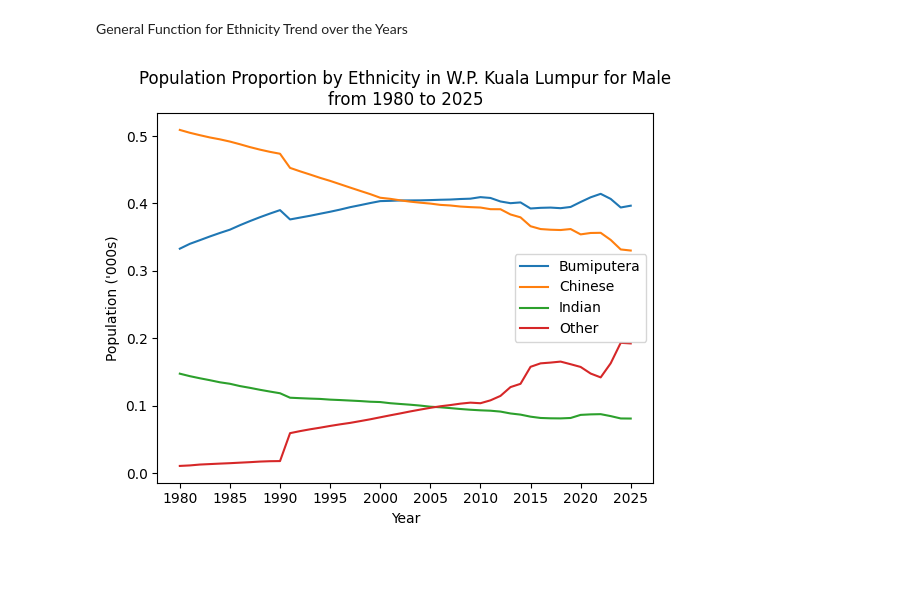
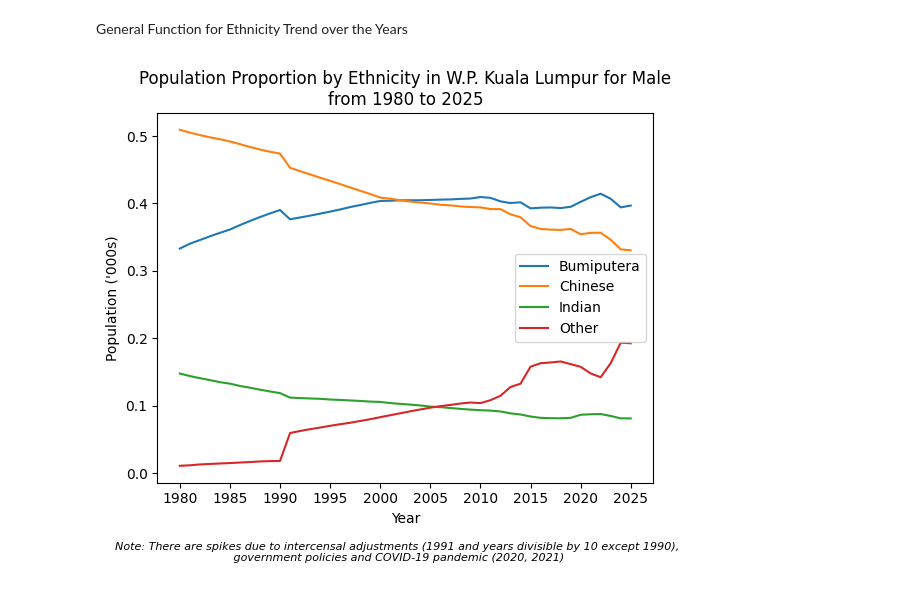
Before and after one commit to JSik01/population_malaysia_data_analysis, a Jupyter notebook: population_by_ethnicity.ipynb, the cells around one changed output. Drawn from its saved outputs; the diff is of its cells as text; code cells hidden in the pictures; blank space fills up the shorter version.

```diff
--- a/population_by_ethnicity.ipynb
+++ b/population_by_ethnicity.ipynb
@@ -315,6 +342,11 @@ def plot_overall_population(state, gender = None, start_year = None, normalized
     df = filter_population_state_year(state, gender, start_year)
     df = remove_boundary_years(df, state)
     fig, ax = plt.subplots()
+    plt.figtext(
+        0.5, -0.05,
+        "Note: There are spikes due to intercensal adjustments (1991 and years divisible by 10 except 1990),\n government policies and COVID-19 pandemic (2020, 2021)",
+        wrap=True, ha='center', fontsize=8, style='italic'
+    )
 
     first_year = df["year"].min()
 
@@ -349,31 +381,32 @@ def plot_overall_population(state, gender = None, start_year = None, normalized
     else:
         if not normalized:
             for ethnicity_group in df['ethnicity_group'].unique():
                 ethnicity_group_data = df[(df['ethnicity_group'] == ethnicity_group)
                                         & (df['sex'] == gender)].copy()
                 ax.plot("year", "population", data = ethnicity_group_data, label = ethnicity_group)
 
             ax.set(xlabel= "Year", ylabel= "Population in '000s",
                 title= f"Population in {state} by ethnicity from {first_year} to 2025")
 
             ax.legend()
         else:
             df_norm = df[df['sex'] == gender].copy()
             df_norm = df_norm.groupby('year')[
                 [col for col in df_norm.columns]].apply(norm_total)
 
             df_norm = df_norm.reset_index(drop=True)
             df_unstacked = df_norm.set_index(["year", "ethnicity_group"]
                                                )["normed_population"].unstack()
 
             for col in df_unstacked.columns:
                 ax.plot(df_unstacked.index, df_unstacked[col], label = col)
 
             ax.set(xlabel="Year", ylabel="Population ('000s)",
                 title=f"Population Proportion by Ethnicity in {state} for {gender.title()}\nfrom {first_year} to 2025")
             ax.set_xticks(range(df_norm["year"].min(), df_norm["year"].max() + 1, 5))
             ax.legend()
 
+
 plot_overall_population("W.P. Kuala Lumpur", gender="male", normalized= True)
 # %% [output]
-[figure, old version]
+[figure, new version]
```
Also changed, not shown: parts of 6 cells of this notebook, 3 other files.
